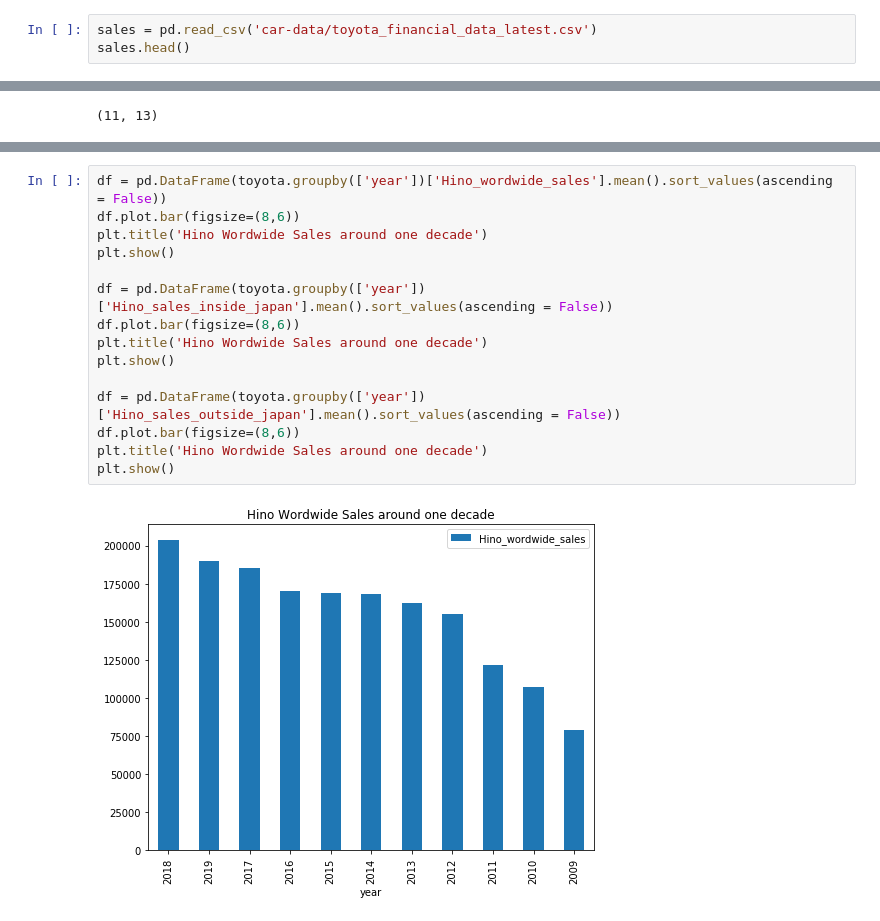
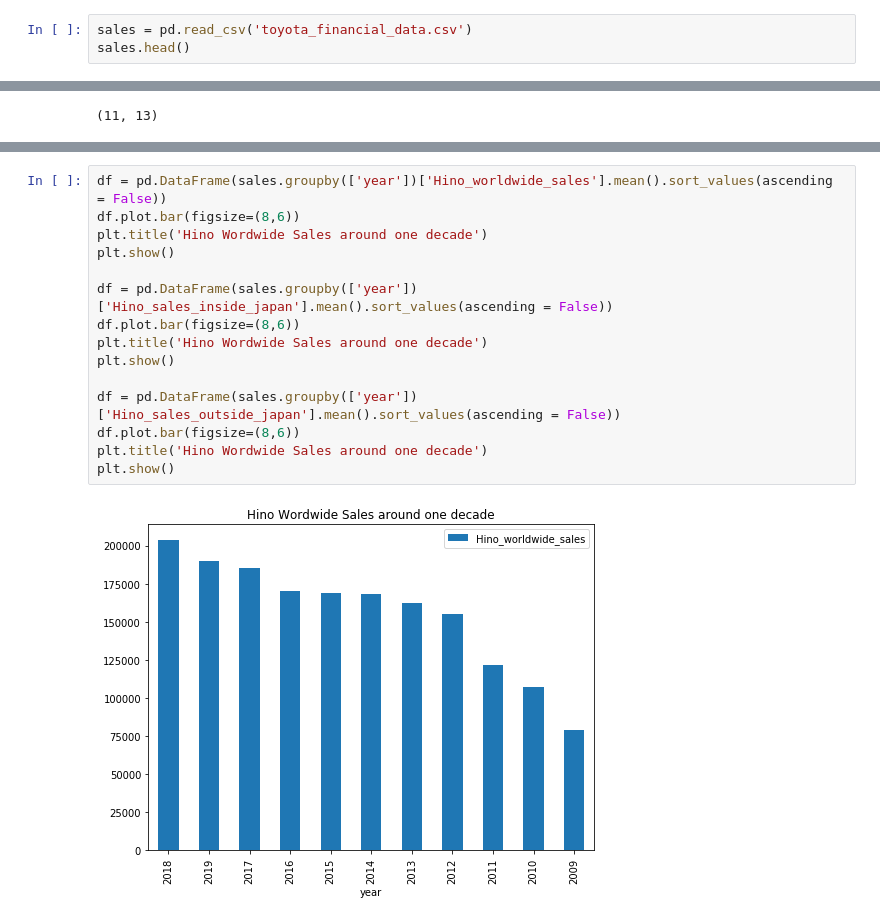
Before and after one commit to karl-johan-grahn/toyota-analysis, a Jupyter notebook: Toyota_car_price_data_analysis.ipynb, the cells around one changed output, grey strips where cells are left out. Saved outputs shown, nothing was run; the diff lists cells and outputs as text.

```diff
--- a/Toyota_car_price_data_analysis.ipynb
+++ b/Toyota_car_price_data_analysis.ipynb
@@ -11,6 +11,6 @@ import seaborn as sns
 from IPython.core.display import display, HTML
 display(HTML("<style>.container { width:100% !important; }</style>"))
 # %%
-sales = pd.read_csv('car-data/toyota_financial_data_latest.csv')
+sales = pd.read_csv('toyota_financial_data.csv')
 sales.head()
 # %% [output]
@@ -77,22 +77,22 @@ plt.show()
 [figure]
 [figure]
 # %%
-df = pd.DataFrame(toyota.groupby(['year'])['Hino_wordwide_sales'].mean().sort_values(ascending = False))
+df = pd.DataFrame(sales.groupby(['year'])['Hino_worldwide_sales'].mean().sort_values(ascending = False))
 df.plot.bar(figsize=(8,6))
 plt.title('Hino Wordwide Sales around one decade')
 plt.show()
 
-df = pd.DataFrame(toyota.groupby(['year'])['Hino_sales_inside_japan'].mean().sort_values(ascending = False))
+df = pd.DataFrame(sales.groupby(['year'])['Hino_sales_inside_japan'].mean().sort_values(ascending = False))
 df.plot.bar(figsize=(8,6))
 plt.title('Hino Wordwide Sales around one decade')
 plt.show()
 
-df = pd.DataFrame(toyota.groupby(['year'])['Hino_sales_outside_japan'].mean().sort_values(ascending = False))
+df = pd.DataFrame(sales.groupby(['year'])['Hino_sales_outside_japan'].mean().sort_values(ascending = False))
 df.plot.bar(figsize=(8,6))
 plt.title('Hino Wordwide Sales around one decade')
 plt.show()
 # %% [output]
-[figure, old version]
+[figure, new version]
 [figure]
 [figure]
 # %%
```
Also changed, not shown: parts of 6 cells of this notebook.
